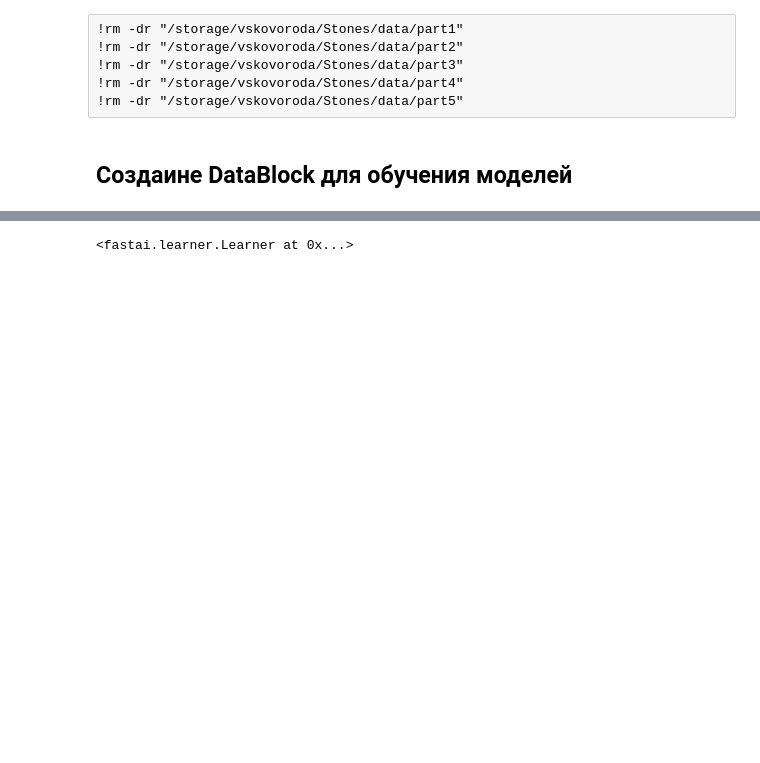
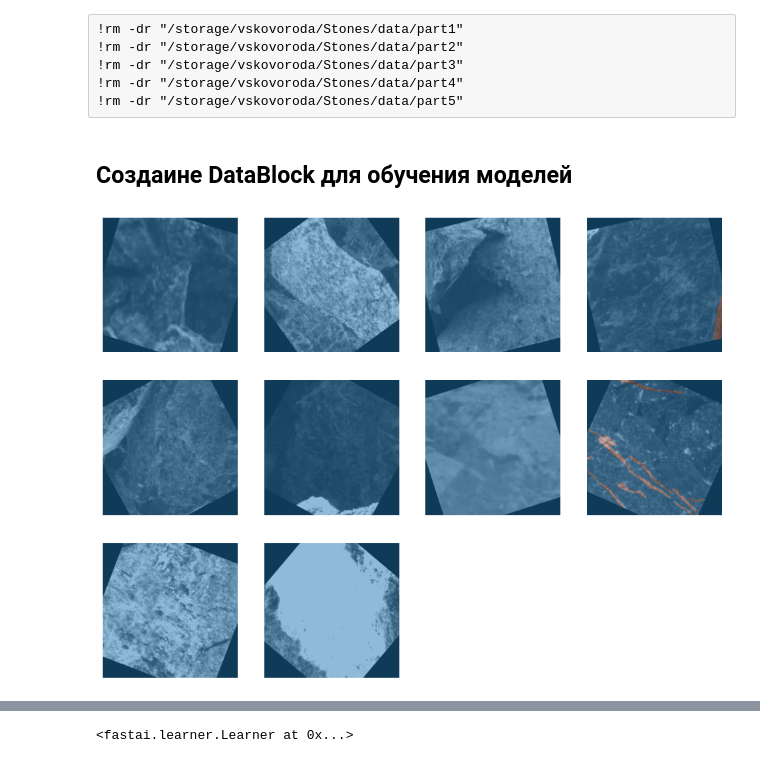
Before and after one commit to Leonn-Leon/Asbest_study, a Jupyter notebook: Камни.ipynb, the cells around one changed output, grey strips where cells are left out. Saved outputs shown, nothing was run; the diff lists cells and outputs as text; code cells hidden in the pictures; blank space fills up the shorter version.

```diff
--- a/Камни.ipynb
+++ b/Камни.ipynb
@@ -139,3 +151,7 @@ dls = SegmentationDataLoaders.from_label_func(path = data_path/'images',
+# %%
+dls.show_batch(max_n=10)
+# %% [output]
+[figure, added]
 # %%
 model = smp.DeepLabV3Plus(
     encoder_name="resnet34",
```
Also changed, not shown: parts of 14 cells of this notebook, 2 other files.
